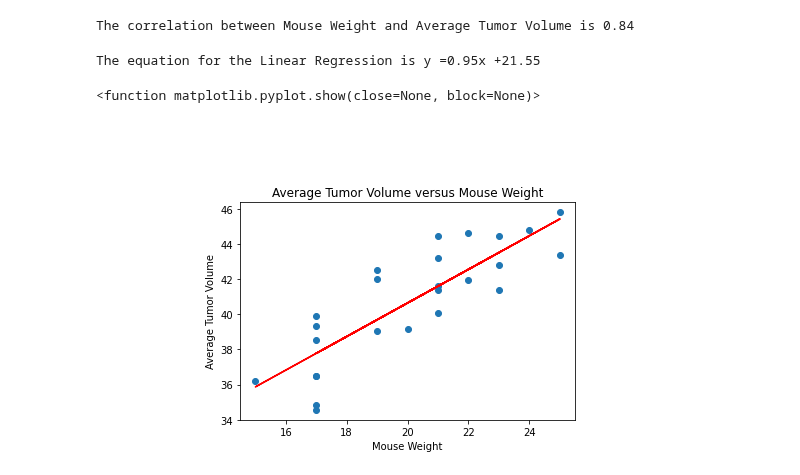
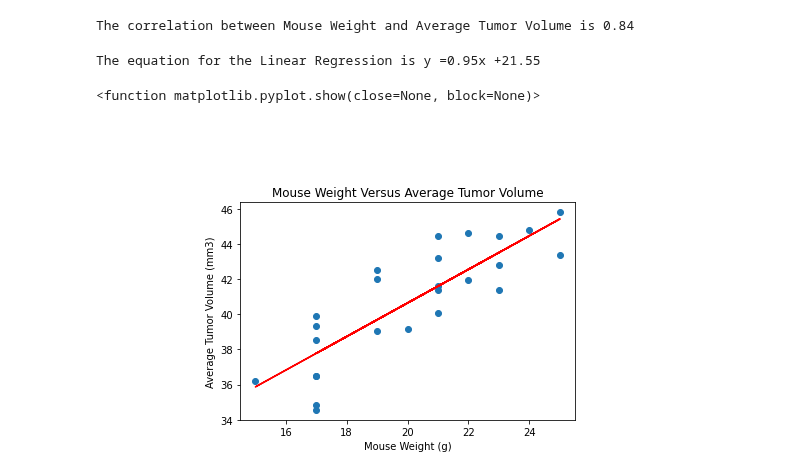
Before and after one commit to jmgeo/Matplotlib-Challenge, a Jupyter notebook: Pymaceuticals/pymaceuticals_starter.ipynb, the cells around one changed output. Saved outputs shown, nothing was run; the diff lists cells and outputs as text; code cells hidden in the pictures.

Commit message:
Fixed plot lable. Also finished Obsv/Insght. Done.

```diff
--- a/Pymaceuticals/pymaceuticals_starter.ipynb
+++ b/Pymaceuticals/pymaceuticals_starter.ipynb
@@ -439,29 +448,29 @@ The correlation between Mouse Weight and Average Tumor Volume is 0.84
 # %%
 #now to perform linregress. equation is (slope, intercept, rvalue, pvalue, stderr) = st.linregress()
 ##documentation: https://docs.scipy.org/doc/scipy/reference/generated/scipy.stats.linregress.html
 ###i don't think i have to import it again since i already did, but i guess it can't hurt to start there.
 
 import scipy.stats as st
 from scipy.stats import linregress
 
 (slope, intercept, rvalue, pvalue, stderr) = st.linregress(mouse_weight,average_tumor_volume)
 line_equation = "y =" + str(round(slope,2)) + "x +" + str(round(intercept,2))
 
 print(f'The equation for the Linear Regression is {line_equation}')
 
 #make a scatter plot
 
 plt.scatter(mouse_weight, average_tumor_volume)
-plt.title('Average Tumor Volume versus Mouse Weight')
-plt.xlabel('Mouse Weight')
-plt.ylabel('Average Tumor Volume')
+plt.title('Mouse Weight Versus Average Tumor Volume')
+plt.xlabel('Mouse Weight (g)')
+plt.ylabel('Average Tumor Volume (mm3)')
 
 #calculate the regression value
 regression_value = mouse_weight * slope + intercept
 plt.plot(mouse_weight, regression_value, "r-")
 plt.annotate(line_equation, (10,50), fontsize = 12, color='red')
 plt.show
 # %% [output]
 The equation for the Linear Regression is y =0.95x +21.55
 <function matplotlib.pyplot.show(close=None, block=None)>
-[figure, old version]
+[figure, new version]
```
Also changed, not shown: parts of 1 cell of this notebook.
